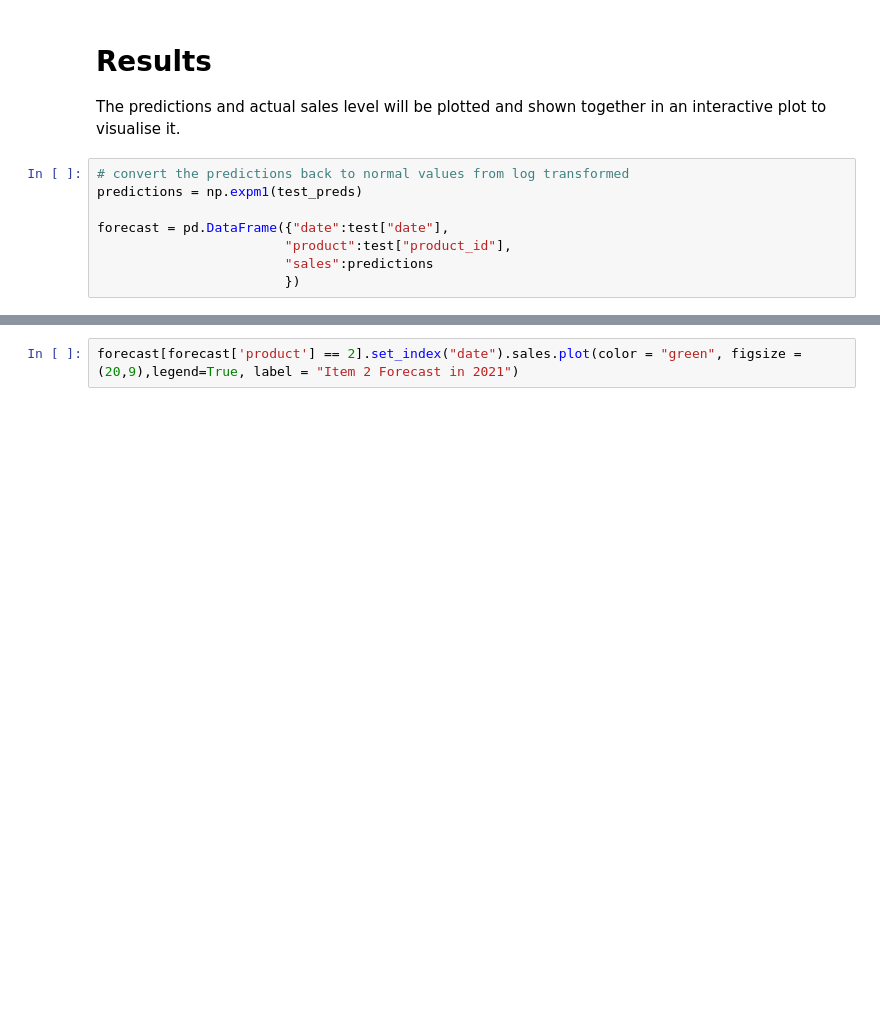
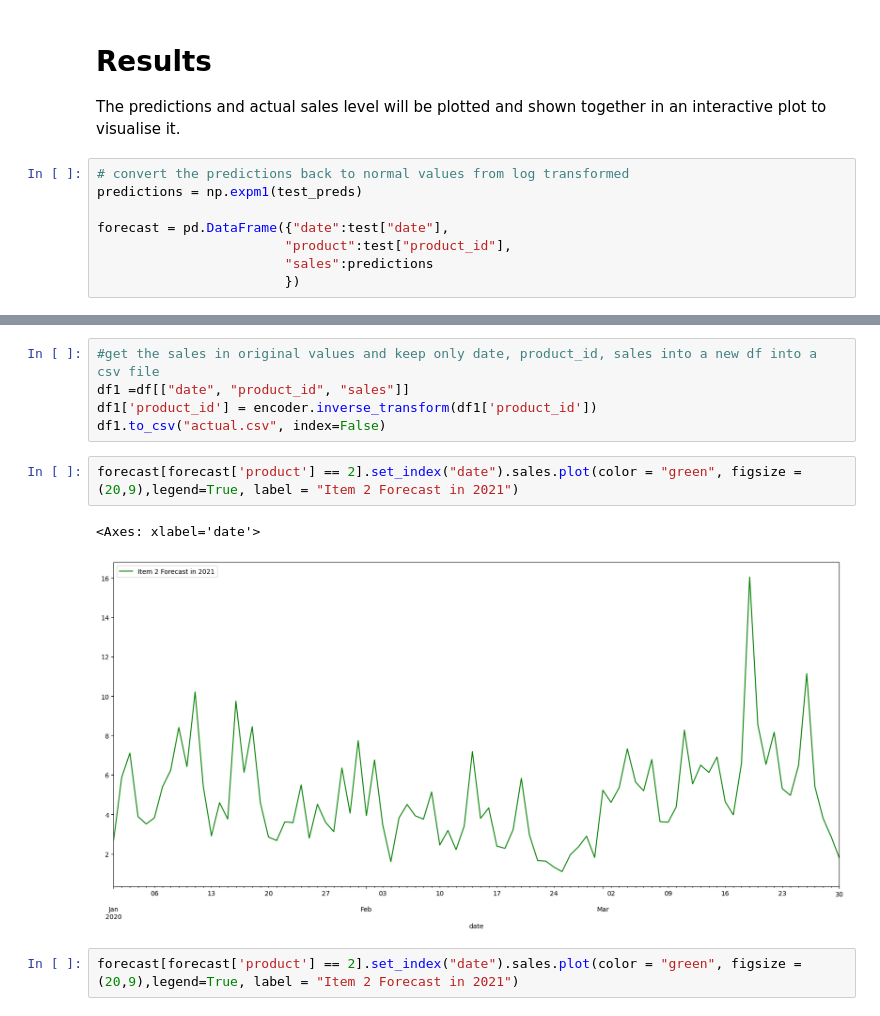
Before and after one commit to sweeenlim/Passion8, a Jupyter notebook: demand_forecast/demand_forecasting.ipynb, the cells around one changed output, grey strips where cells are left out. Cells and saved outputs as stored; diff of their text form; blank space fills up the shorter version.

```diff
--- a/demand_forecast/demand_forecasting.ipynb
+++ b/demand_forecast/demand_forecasting.ipynb
@@ -560,3 +571,13 @@ forecast[forecast["sales"]==forecast["sales"].max()]
+# %%
+#get the sales in original values and keep only date, product_id, sales into a new df into a csv file
+df1 =df[["date", "product_id", "sales"]]
+df1['product_id'] = encoder.inverse_transform(df1['product_id'])
+df1.to_csv("actual.csv", index=False)
+# %%
+forecast[forecast['product'] == 2].set_index("date").sales.plot(color = "green", figsize = (20,9),legend=True, label = "Item 2 Forecast in 2021")
+# %% [output]
+<Axes: xlabel='date'>
+[figure, added]
 # %%
 forecast[forecast['product'] == 2].set_index("date").sales.plot(color = "green", figsize = (20,9),legend=True, label = "Item 2 Forecast in 2021")
 # %% [output]
```
Also changed, not shown: parts of 7 cells of this notebook, 2 other files.
